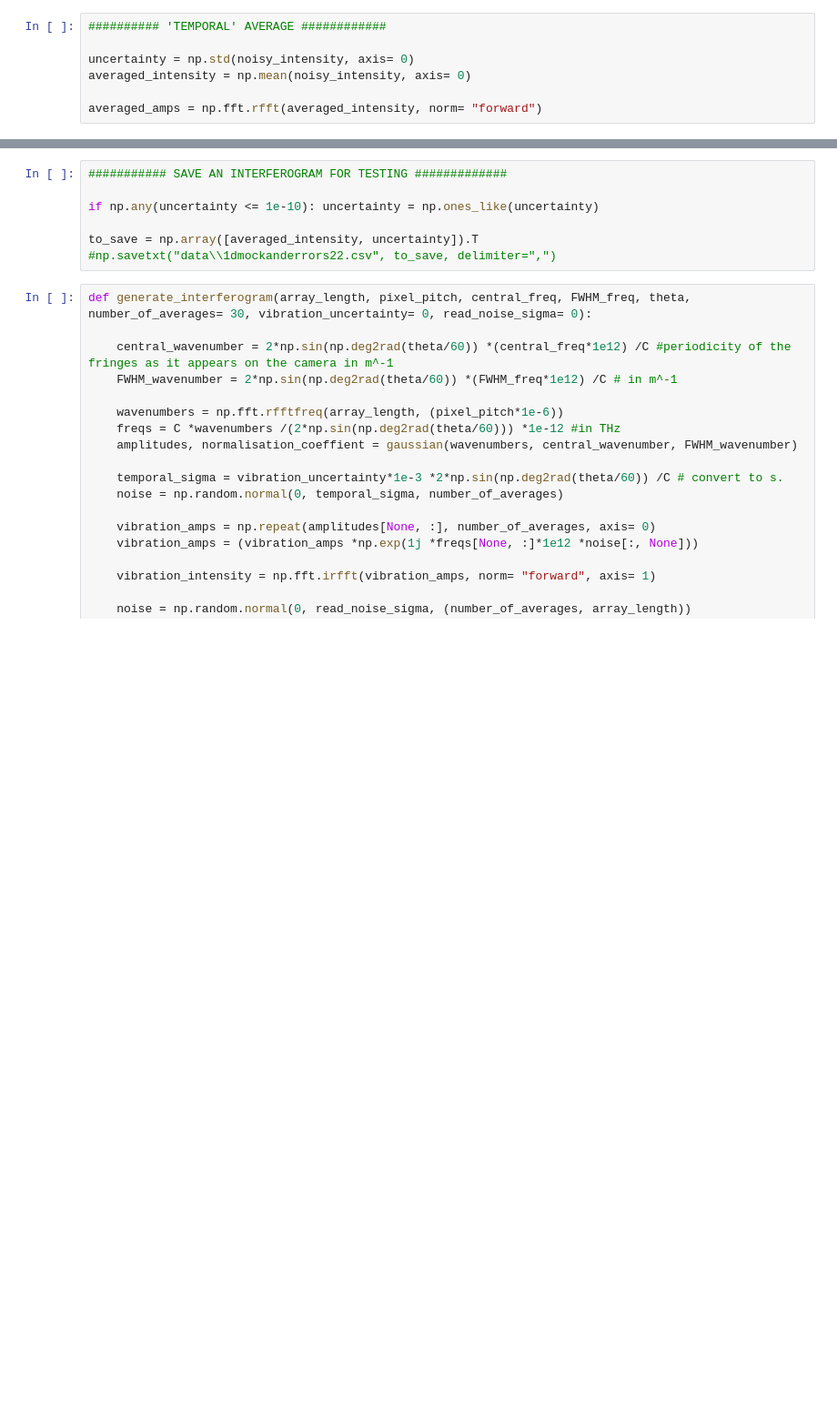
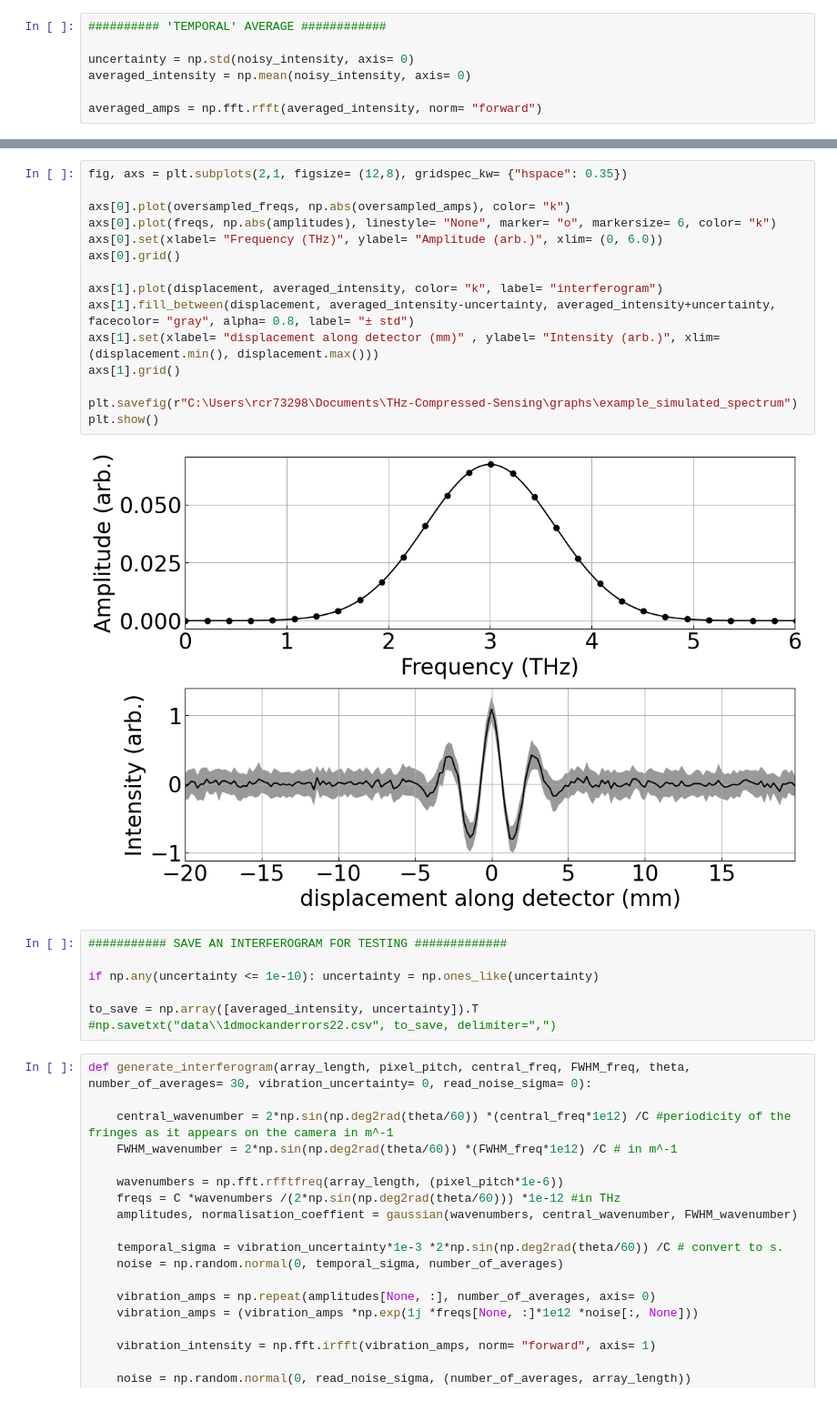
Before and after one commit to Jammi-Dodgers/THz-Compressed-Sensing, a Jupyter notebook: mock_interferograms_1d.ipynb, the cells around one changed output, grey strips where cells are left out. Shown at 91% size. Drawn from its saved outputs; the diff is of its cells as text; blank space fills up the shorter version.

```diff
--- a/mock_interferograms_1d.ipynb
+++ b/mock_interferograms_1d.ipynb
@@ -158,3 +177,20 @@ plt.show()
+# %%
+fig, axs = plt.subplots(2,1, figsize= (12,8), gridspec_kw= {"hspace": 0.35})
+
+axs[0].plot(oversampled_freqs, np.abs(oversampled_amps), color= "k")
+axs[0].plot(freqs, np.abs(amplitudes), linestyle= "None", marker= "o", markersize= 6, color= "k")
+axs[0].set(xlabel= "Frequency (THz)", ylabel= "Amplitude (arb.)", xlim= (0, 6.0))
+axs[0].grid()
+
+axs[1].plot(displacement, averaged_intensity, color= "k", label= "interferogram")
+axs[1].fill_between(displacement, averaged_intensity-uncertainty, averaged_intensity+uncertainty, facecolor= "gray", alpha= 0.8, label= "± std")
+axs[1].set(xlabel= "displacement along detector (mm)" , ylabel= "Intensity (arb.)", xlim= (displacement.min(), displacement.max()))
+axs[1].grid()
+
+plt.savefig(r"C:\Users\rcr73298\Documents\THz-Compressed-Sensing\graphs\example_simulated_spectrum")
+plt.show()
+# %% [output]
+[figure, added]
 # %%
 ########### SAVE AN INTERFEROGRAM FOR TESTING #############
 
```
Also changed, not shown: parts of 9 cells of this notebook, 2 other files.
